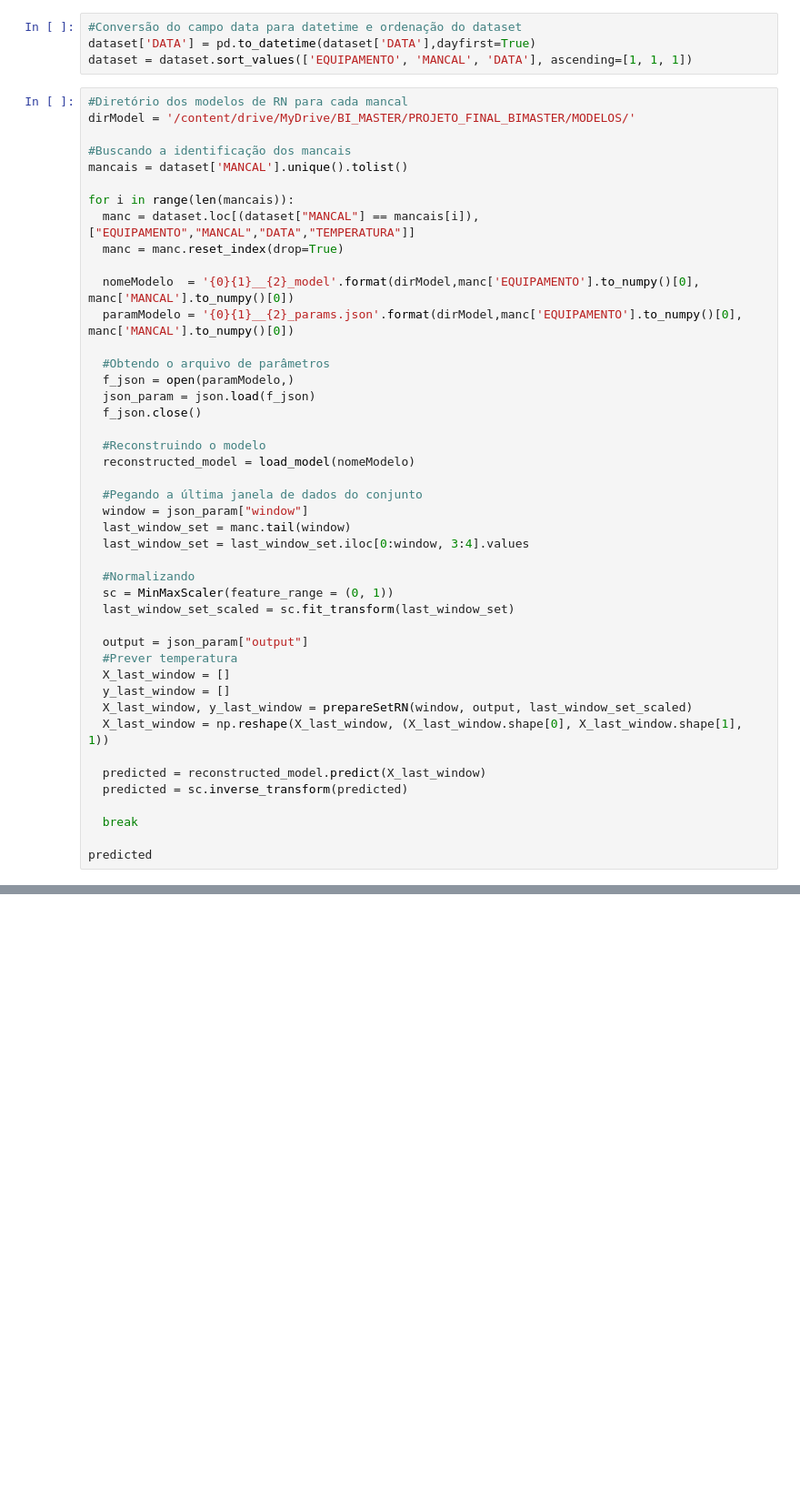
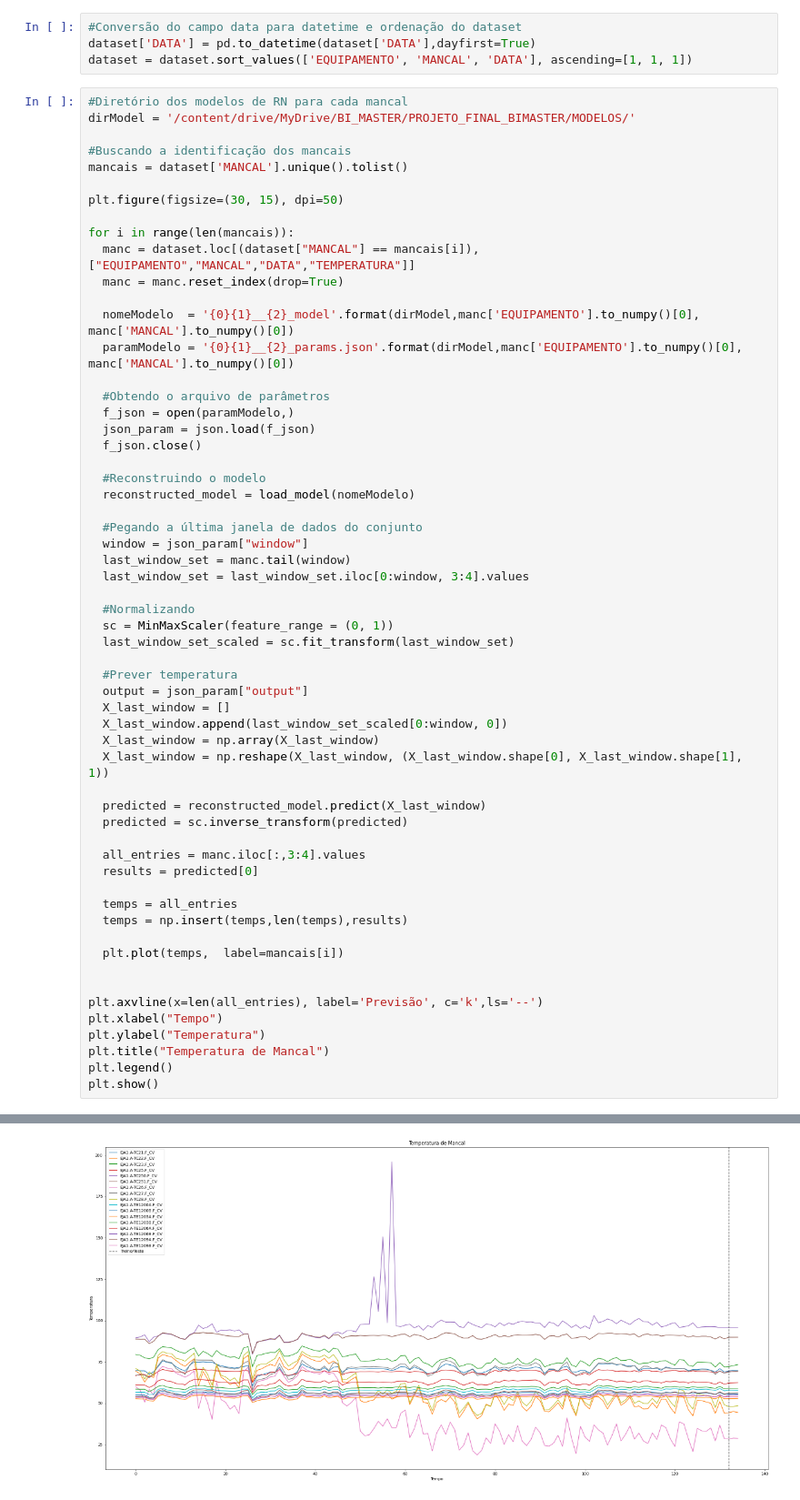
Before and after one commit to secretaria-ICA/Previsibilidade_das_Temperaturas_dos_Mancais, a Jupyter notebook: 4_PREVER_TEMP_MANCAL.ipynb, the cells around one changed output, grey strips where cells are left out. Shown at 91% size. Cells and saved outputs as stored; diff of their text form; blank space fills up the shorter version.

```diff
--- a/4_PREVER_TEMP_MANCAL.ipynb
+++ b/4_PREVER_TEMP_MANCAL.ipynb
@@ -54,6 +43,8 @@ dirModel = '/content/drive/MyDrive/BI_MASTER/PROJETO_FINAL_BIMASTER/MODELOS/'
 
 #Buscando a identificação dos mancais
 mancais = dataset['MANCAL'].unique().tolist()
+
+plt.figure(figsize=(30, 15), dpi=50)
 
 for i in range(len(mancais)):
   manc = dataset.loc[(dataset["MANCAL"] == mancais[i]), ["EQUIPAMENTO","MANCAL","DATA","TEMPERATURA"]]
@@ -79,17 +70,29 @@ for i in range(len(mancais)):
   sc = MinMaxScaler(feature_range = (0, 1))
   last_window_set_scaled = sc.fit_transform(last_window_set)
 
+  #Prever temperatura
   output = json_param["output"]
-  #Prever temperatura
   X_last_window = []
-  y_last_window = []
-  X_last_window, y_last_window = prepareSetRN(window, output, last_window_set_scaled)
+  X_last_window.append(last_window_set_scaled[0:window, 0])
+  X_last_window = np.array(X_last_window)
   X_last_window = np.reshape(X_last_window, (X_last_window.shape[0], X_last_window.shape[1], 1))
 
   predicted = reconstructed_model.predict(X_last_window)
   predicted = sc.inverse_transform(predicted)
 
-  break
+  all_entries = manc.iloc[:,3:4].values
+  results = predicted[0]
 
-predicted
+  temps = all_entries
+  temps = np.insert(temps,len(temps),results)
+
+  plt.plot(temps,  label=mancais[i])
+
+
+plt.axvline(x=len(all_entries), label='Previsão', c='k',ls='--')
+plt.xlabel("Tempo")
+plt.ylabel("Temperatura")
+plt.title("Temperatura de Mancal")
+plt.legend()
+plt.show()
 # %% [output]
@@ -97 +99,2 @@ IndexError: ignored
+[figure, added]
 # %% [markdown]
```
Also changed, not shown: parts of 9 cells of this notebook.
